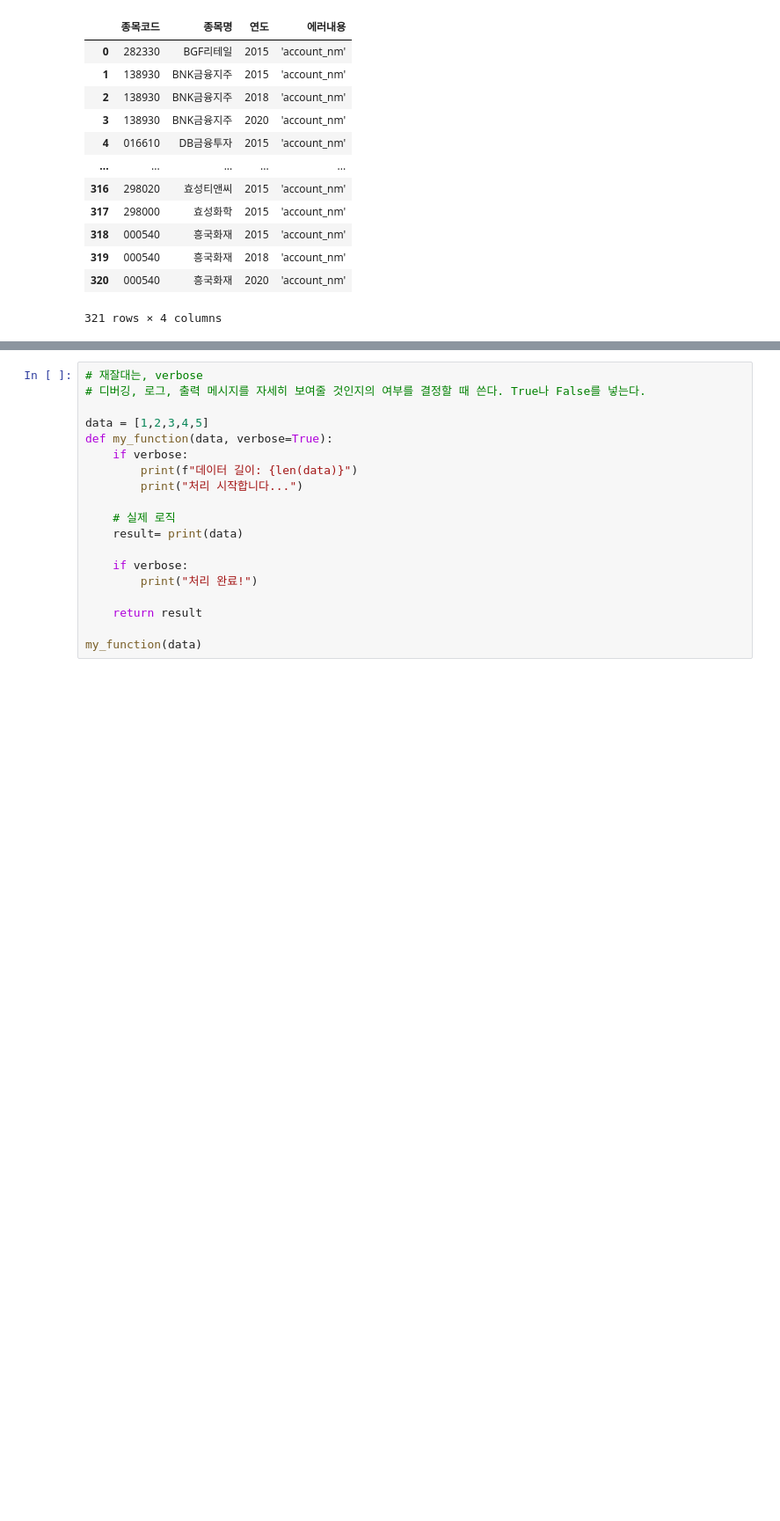
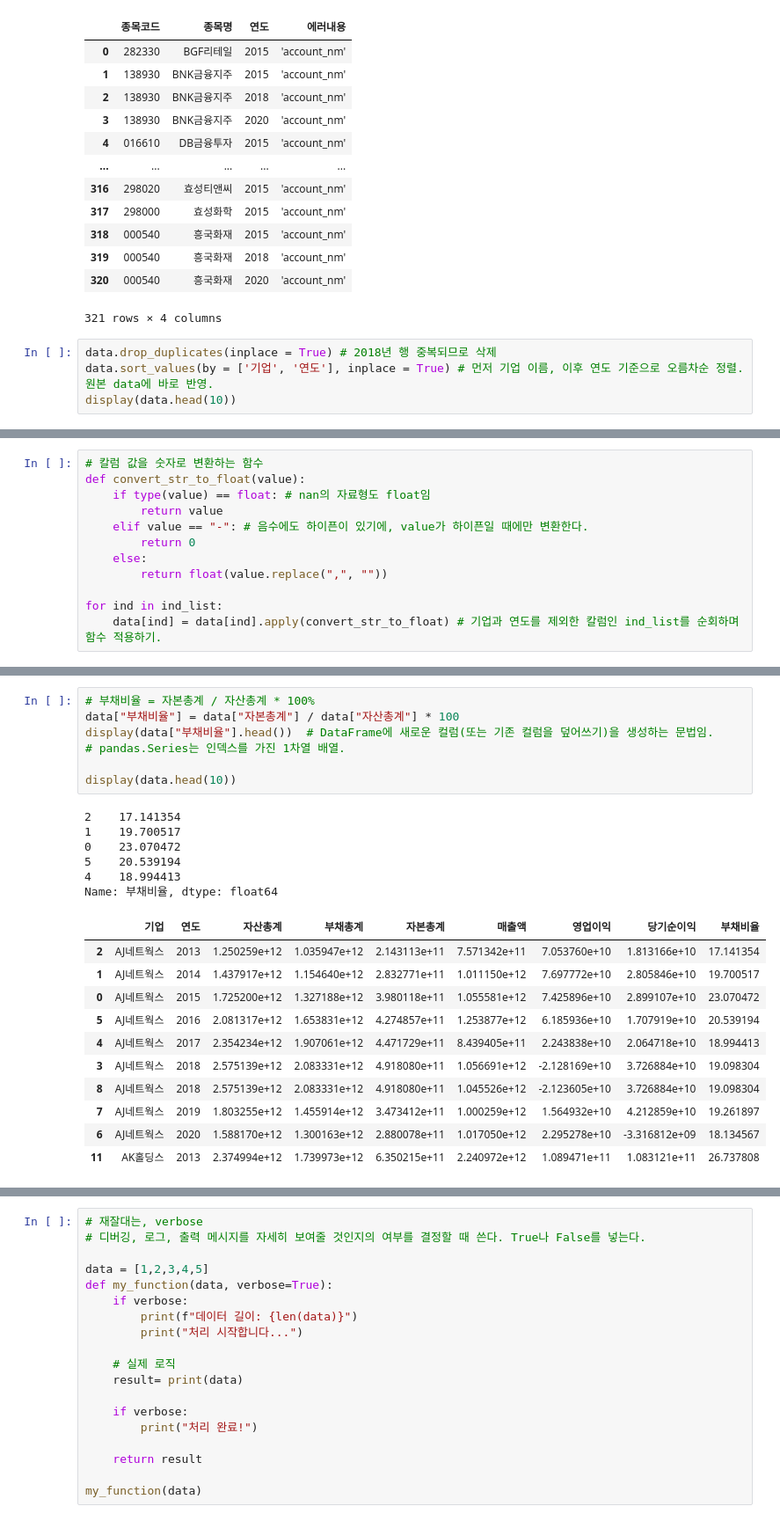
Before and after one commit to cho16147/quant-new-moon, a Jupyter notebook: Ch06-API/20250326-Ch06.5-project-financial_metrics_pipeline.ipynb, the cells around one changed output, grey strips where cells are left out. Shown: that part at 88% size. Saved outputs shown, nothing was run; the diff lists cells and outputs as text; blank space fills up the shorter version.

```diff
--- a/Ch06-API/20250326-Ch06.5-project-financial_metrics_pipeline.ipynb
+++ b/Ch06-API/20250326-Ch06.5-project-financial_metrics_pipeline.ipynb
@@ -175,3 +175,7 @@ display(error_df)
 | 319 | 000540 | 흥국화재 | 2018 | 'account_nm' |
 | 320 | 000540 | 흥국화재 | 2020 | 'account_nm' |
 321 rows × 4 columns
+# %%
+data.drop_duplicates(inplace = True) # 2018년 행 중복되므로 삭제
+data.sort_values(by = ['기업', '연도'], inplace = True) # 먼저 기업 이름, 이후 연도 기준으로 오름차순 정렬. 원본 data에 바로 반영.
+display(data.head(10))
@@ -177,0 +194,12 @@ display(error_df)
+# %%
+# 칼럼 값을 숫자로 변환하는 함수
+def convert_str_to_float(value):
+    if type(value) == float: # nan의 자료형도 float임
+        return value
+    elif value == "-": # 음수에도 하이픈이 있기에, value가 하이픈일 때에만 변환한다.
+        return 0
+    else:
+        return float(value.replace(",", ""))
+
+for ind in ind_list:
+    data[ind] = data[ind].apply(convert_str_to_float) # 기업과 연도를 제외한 칼럼인 ind_list를 순회하며 함수 적용하기.
@@ -177,0 +227,25 @@ display(error_df)
+# %%
+# 부채비율 = 자본총계 / 자산총계 * 100%
+data["부채비율"] = data["자본총계"] / data["자산총계"] * 100
+display(data["부채비율"].head())  # DataFrame에 새로운 컬럼(또는 기존 컬럼을 덮어쓰기)을 생성하는 문법임.
+# pandas.Series는 인덱스를 가진 1차열 배열.
+
+display(data.head(10))
+# %% [output]
+2    17.141354
+1    19.700517
+0    23.070472
+5    20.539194
+4    18.994413
+Name: 부채비율, dtype: float64
+|  | 기업 | 연도 | 자산총계 | 부채총계 | 자본총계 | 매출액 | 영업이익 | 당기순이익 | 부채비율 |
+| 2 | AJ네트웍스 | 2013 | 1.250259e+12 | 1.035947e+12 | 2.143113e+11 | 7.571342e+11 | 7.053760e+10 | 1.813166e+10 | 17.141354 |
+| 1 | AJ네트웍스 | 2014 | 1.437917e+12 | 1.154640e+12 | 2.832771e+11 | 1.011150e+12 | 7.697772e+10 | 2.805846e+10 | 19.700517 |
+| 0 | AJ네트웍스 | 2015 | 1.725200e+12 | 1.327188e+12 | 3.980118e+11 | 1.055581e+12 | 7.425896e+10 | 2.899107e+10 | 23.070472 |
+| 5 | AJ네트웍스 | 2016 | 2.081317e+12 | 1.653831e+12 | 4.274857e+11 | 1.253877e+12 | 6.185936e+10 | 1.707919e+10 | 20.539194 |
+| 4 | AJ네트웍스 | 2017 | 2.354234e+12 | 1.907061e+12 | 4.471729e+11 | 8.439405e+11 | 2.243838e+10 | 2.064718e+10 | 18.994413 |
+| 3 | AJ네트웍스 | 2018 | 2.575139e+12 | 2.083331e+12 | 4.918080e+11 | 1.056691e+12 | -2.128169e+10 | 3.726884e+10 | 19.098304 |
+| 8 | AJ네트웍스 | 2018 | 2.575139e+12 | 2.083331e+12 | 4.918080e+11 | 1.045526e+12 | -2.123605e+10 | 3.726884e+10 | 19.098304 |
+| 7 | AJ네트웍스 | 2019 | 1.803255e+12 | 1.455914e+12 | 3.473412e+11 | 1.000259e+12 | 1.564932e+10 | 4.212859e+10 | 19.261897 |
+| 6 | AJ네트웍스 | 2020 | 1.588170e+12 | 1.300163e+12 | 2.880078e+11 | 1.017050e+12 | 2.295278e+10 | -3.316812e+09 | 18.134567 |
+| 11 | AK홀딩스 | 2013 | 2.374994e+12 | 1.739973e+12 | 6.350215e+11 | 2.240972e+12 | 1.089471e+11 | 1.083121e+11 | 26.737808 |
```
Also changed, not shown: parts of 5 cells of this notebook, 1 other file.
